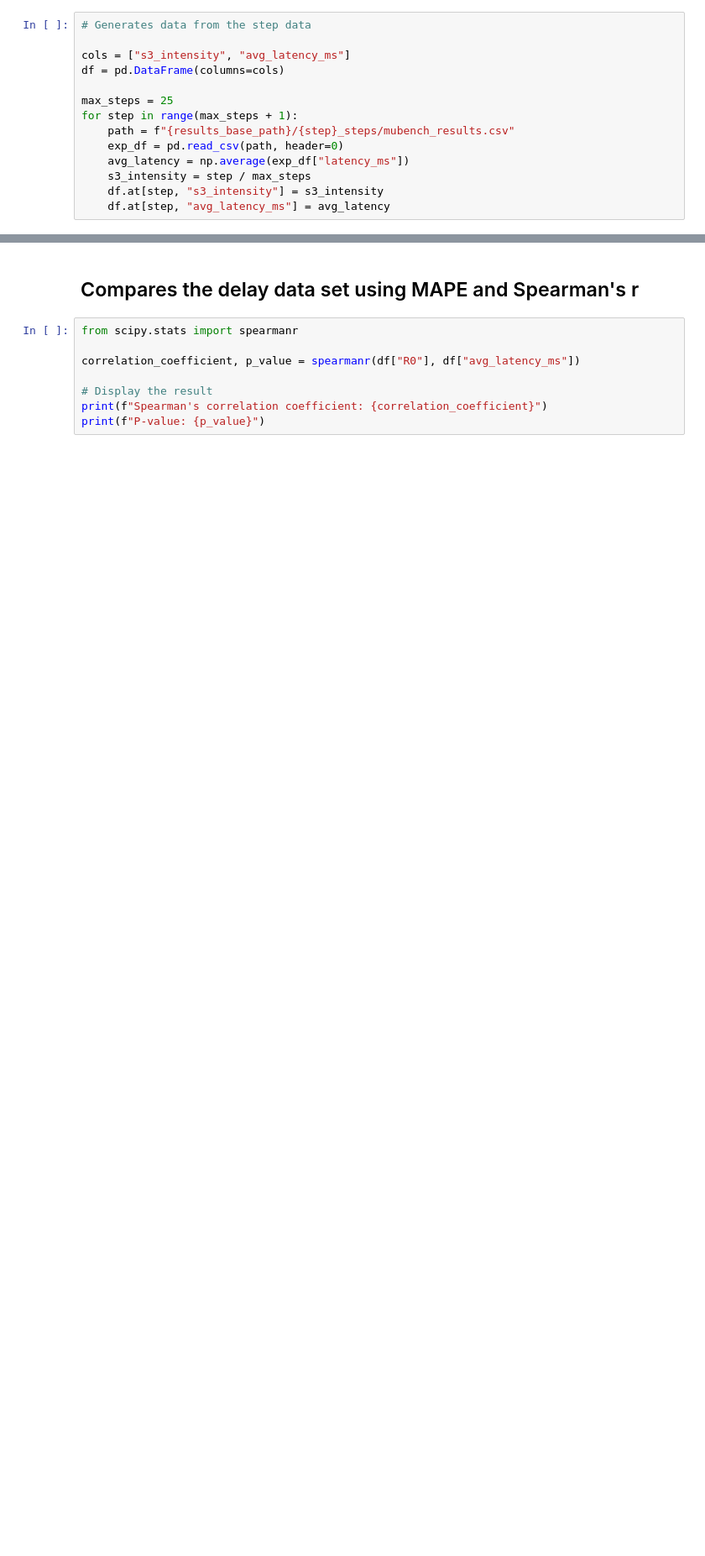
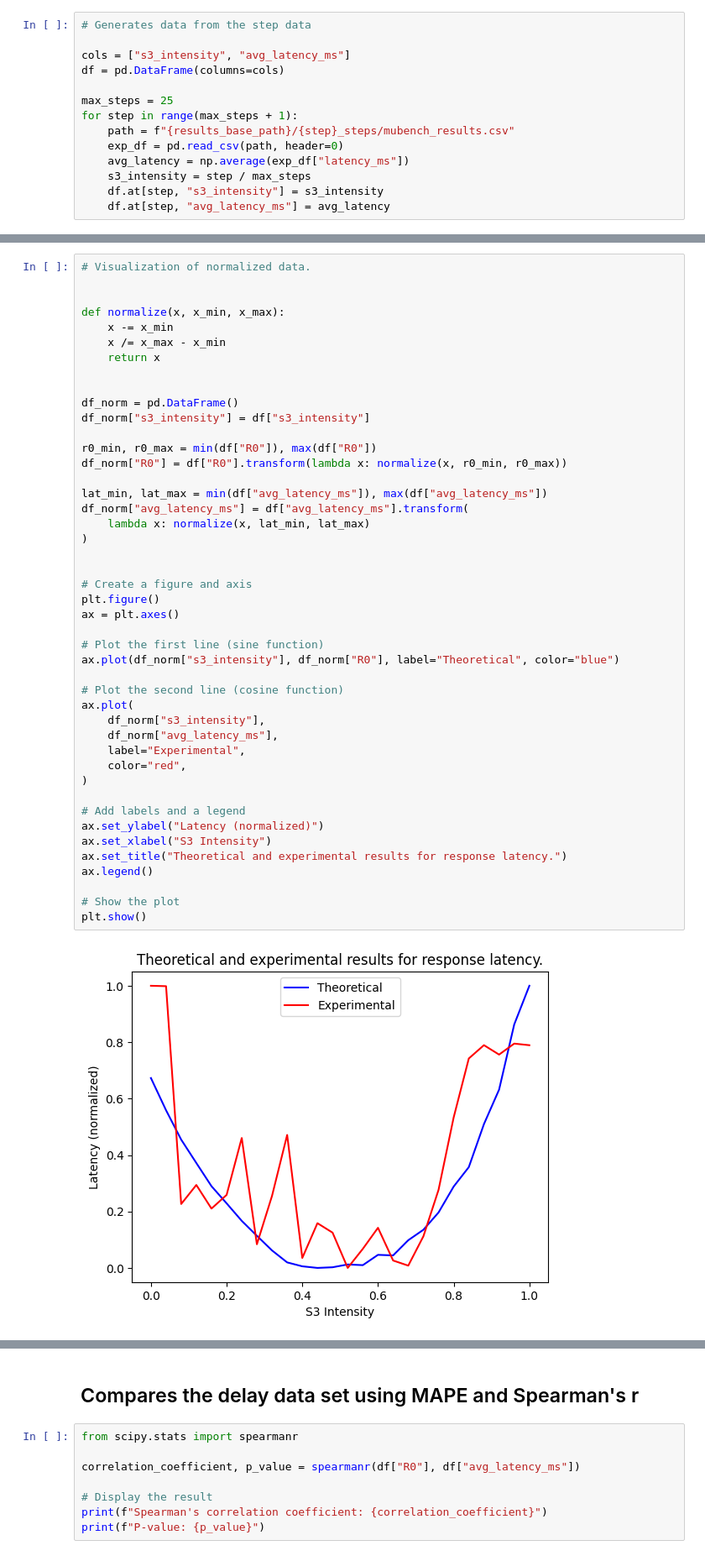
Before and after one commit to wmeijer221/muBench-experiment, a Jupyter notebook: gssi_experiment/gateway_aggregator/gateway_aggregator_analysis.ipynb, the cells around one changed output, grey strips where cells are left out. Shown at 84% size. Saved outputs shown, nothing was run; the diff lists cells and outputs as text; blank space fills up the shorter version.

Commit message:
Early experimental results

```diff
--- a/gssi_experiment/gateway_aggregator/gateway_aggregator_analysis.ipynb
+++ b/gssi_experiment/gateway_aggregator/gateway_aggregator_analysis.ipynb
@@ -76,0 +82,47 @@ plt.show()
+# %%
+# Visualization of normalized data.
+
+
+def normalize(x, x_min, x_max):
+    x -= x_min
+    x /= x_max - x_min
+    return x
+
+
+df_norm = pd.DataFrame()
+df_norm["s3_intensity"] = df["s3_intensity"]
+
+r0_min, r0_max = min(df["R0"]), max(df["R0"])
+df_norm["R0"] = df["R0"].transform(lambda x: normalize(x, r0_min, r0_max))
+
+lat_min, lat_max = min(df["avg_latency_ms"]), max(df["avg_latency_ms"])
+df_norm["avg_latency_ms"] = df["avg_latency_ms"].transform(
+    lambda x: normalize(x, lat_min, lat_max)
+)
+
+
+# Create a figure and axis
+plt.figure()
+ax = plt.axes()
+
+# Plot the first line (sine function)
+ax.plot(df_norm["s3_intensity"], df_norm["R0"], label="Theoretical", color="blue")
+
+# Plot the second line (cosine function)
+ax.plot(
+    df_norm["s3_intensity"],
+    df_norm["avg_latency_ms"],
+    label="Experimental",
+    color="red",
+)
+
+# Add labels and a legend
+ax.set_ylabel("Latency (normalized)")
+ax.set_xlabel("S3 Intensity")
+ax.set_title("Theoretical and experimental results for response latency.")
+ax.legend()
+
+# Show the plot
+plt.show()
+# %% [output]
+[figure, added]
```
Also changed, not shown: parts of 10 cells of this notebook.
